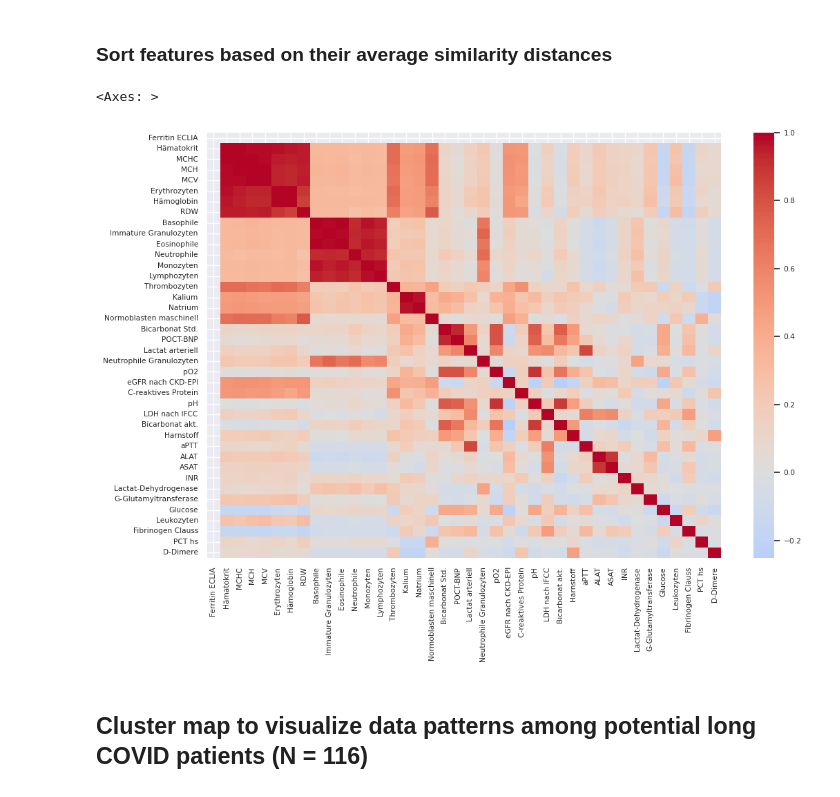
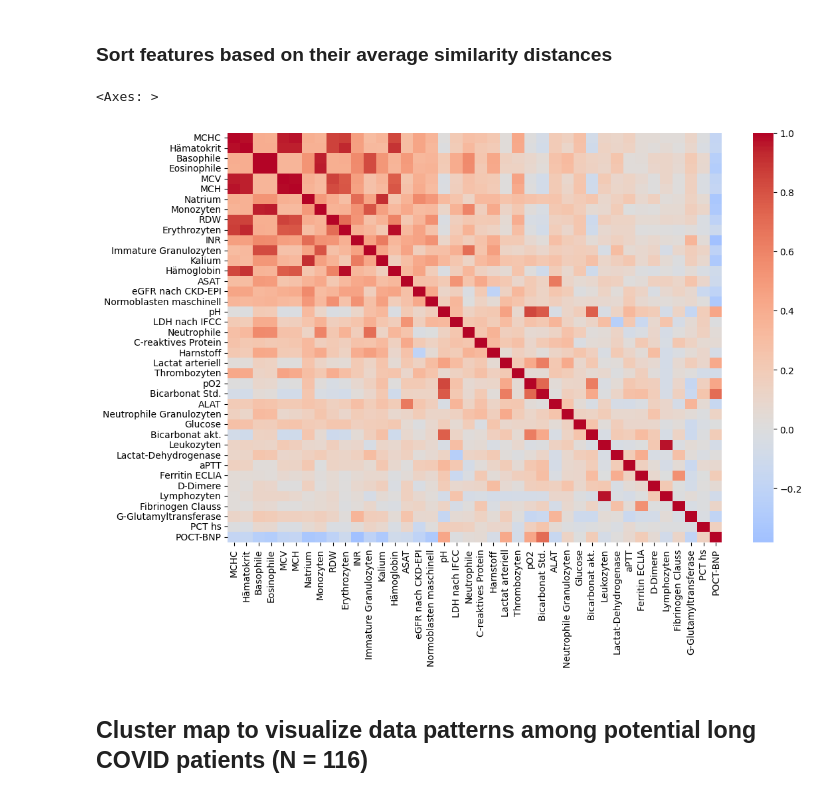
Before and after one commit to jagh/patientomics, a Jupyter notebook: notebooks/analyzing_labmarkers_for_long_covid.ipynb, the cells around one changed output. Saved outputs shown, nothing was run; the diff lists cells and outputs as text; code cells hidden in the pictures.

```diff
--- a/notebooks/analyzing_labmarkers_for_long_covid.ipynb
+++ b/notebooks/analyzing_labmarkers_for_long_covid.ipynb
@@ -883,7 +886,7 @@ from sklearn.manifold import MDS
 
 
 ## Set the day range to be selected
-init_day = 7
+init_day = 0
 # end_day = 2
 
 ## Load the list of laboratory features
@@ -913,34 +916,34 @@ scaler = StandardScaler()
 scaled_data = scaler.fit_transform(df)
 
 # Calculate pairwise distances using Euclidean distance
 similarities = pairwise_distances(scaled_data.T, metric='euclidean')  # Transpose to get feature distances
 
 # Calculate average similarity distance for each feature
 average_distances = np.mean(similarities, axis=0)
 
 # Sort features based on their average similarity distances
 sorted_indices = np.argsort(average_distances)
 sorted_features = df.columns[sorted_indices]
 
 # Reorder the dataframe columns based on sorted features
 sorted_df = df[sorted_features]
 
 # Multidimensional scaling
 seed = np.random.RandomState(seed=3)
 mds = MDS(n_components=2, max_iter=5000, eps=1e-12, random_state=seed, dissimilarity='precomputed', n_jobs=1, metric=False)
 pos = mds.fit_transform(similarities)
 
 # Features as a heatmap
 corr = sorted_df.corr()
 
 # Set up the matplotlib figure, adjust size
 plt.figure(figsize=(12, 8))
 
 # Draw the heatmap using seaborn
 sns.heatmap(corr, cmap='coolwarm', annot=False, fmt=".2f", center=0)
 # %% [output]
 <Axes: >
-[figure, old version]
+[figure, new version]
 # %% [markdown]
 ## Cluster map to visualize data patterns among potential long COVID patients (N = 116)
 # %%
```
Also changed, not shown: parts of 3 cells of this notebook.
